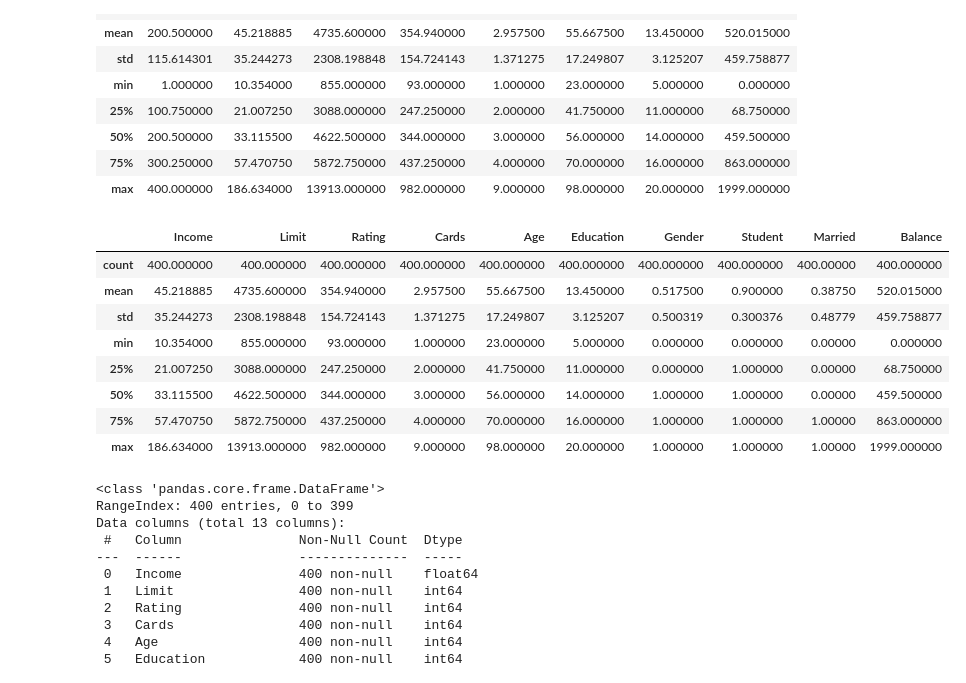
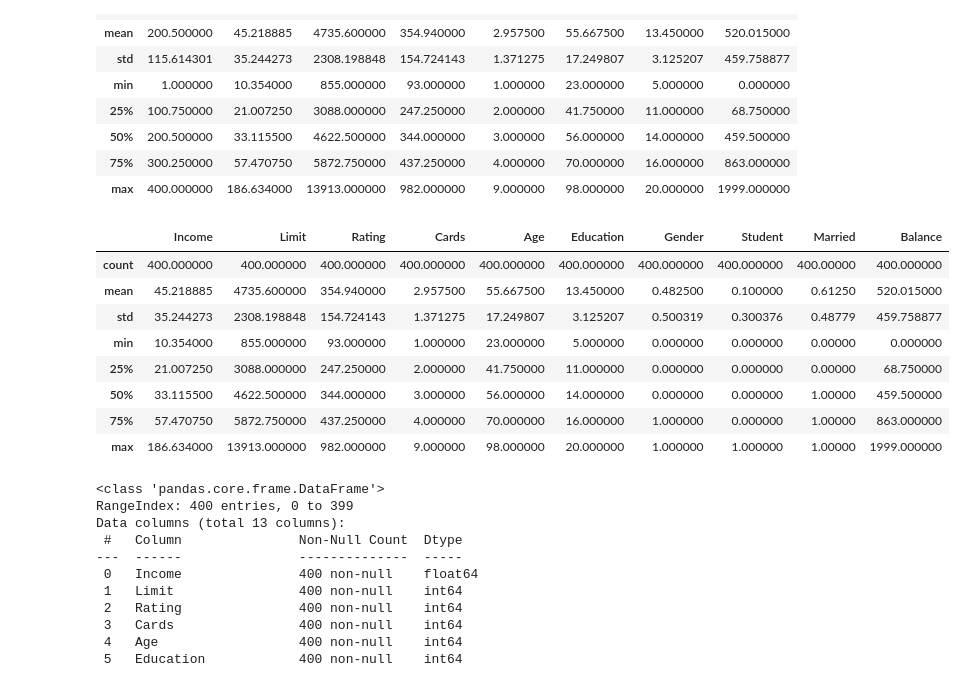
Before and after one commit to zekssmy/lookatme, a Jupyter notebook: E1/solutions/A4.ipynb, the cells around one changed output. Drawn from its saved outputs; the diff is of its cells as text; code cells hidden in the pictures.

```diff
--- a/E1/solutions/A4.ipynb
+++ b/E1/solutions/A4.ipynb
@@ -49,20 +49,20 @@ None
 # %%
 # remove unnecessary column Unnamed
 df = df.drop("Unnamed: 0", axis = 1)
 # categorical data to numerical based on analysis above
 cat_cols = ['Gender', 'Student', 'Married']
 for col in cat_cols:
-    df[col] = pd.get_dummies(df[col])
+    df[col] = pd.get_dummies(df[col], drop_first=True)
 df.describe()
 # %% [output]
 |  | Income | Limit | Rating | Cards | Age | Education | Gender | Student | Married | Balance |
 | count | 400.000000 | 400.000000 | 400.000000 | 400.000000 | 400.000000 | 400.000000 | 400.000000 | 400.000000 | 400.00000 | 400.000000 |
-| mean | 45.218885 | 4735.600000 | 354.940000 | 2.957500 | 55.667500 | 13.450000 | 0.517500 | 0.900000 | 0.38750 | 520.015000 |
+| mean | 45.218885 | 4735.600000 | 354.940000 | 2.957500 | 55.667500 | 13.450000 | 0.482500 | 0.100000 | 0.61250 | 520.015000 |
 | std | 35.244273 | 2308.198848 | 154.724143 | 1.371275 | 17.249807 | 3.125207 | 0.500319 | 0.300376 | 0.48779 | 459.758877 |
 | min | 10.354000 | 855.000000 | 93.000000 | 1.000000 | 23.000000 | 5.000000 | 0.000000 | 0.000000 | 0.00000 | 0.000000 |
-| 25% | 21.007250 | 3088.000000 | 247.250000 | 2.000000 | 41.750000 | 11.000000 | 0.000000 | 1.000000 | 0.00000 | 68.750000 |
-| 50% | 33.115500 | 4622.500000 | 344.000000 | 3.000000 | 56.000000 | 14.000000 | 1.000000 | 1.000000 | 0.00000 | 459.500000 |
-| 75% | 57.470750 | 5872.750000 | 437.250000 | 4.000000 | 70.000000 | 16.000000 | 1.000000 | 1.000000 | 1.00000 | 863.000000 |
+| 25% | 21.007250 | 3088.000000 | 247.250000 | 2.000000 | 41.750000 | 11.000000 | 0.000000 | 0.000000 | 0.00000 | 68.750000 |
+| 50% | 33.115500 | 4622.500000 | 344.000000 | 3.000000 | 56.000000 | 14.000000 | 0.000000 | 0.000000 | 1.00000 | 459.500000 |
+| 75% | 57.470750 | 5872.750000 | 437.250000 | 4.000000 | 70.000000 | 16.000000 | 1.000000 | 0.000000 | 1.00000 | 863.000000 |
 | max | 186.634000 | 13913.000000 | 982.000000 | 9.000000 | 98.000000 | 20.000000 | 1.000000 | 1.000000 | 1.00000 | 1999.000000 |
 # %%
 # Part of c) but belongs to preprocessing
```
Also changed, not shown: parts of 2 cells of this notebook, 3 other files.
